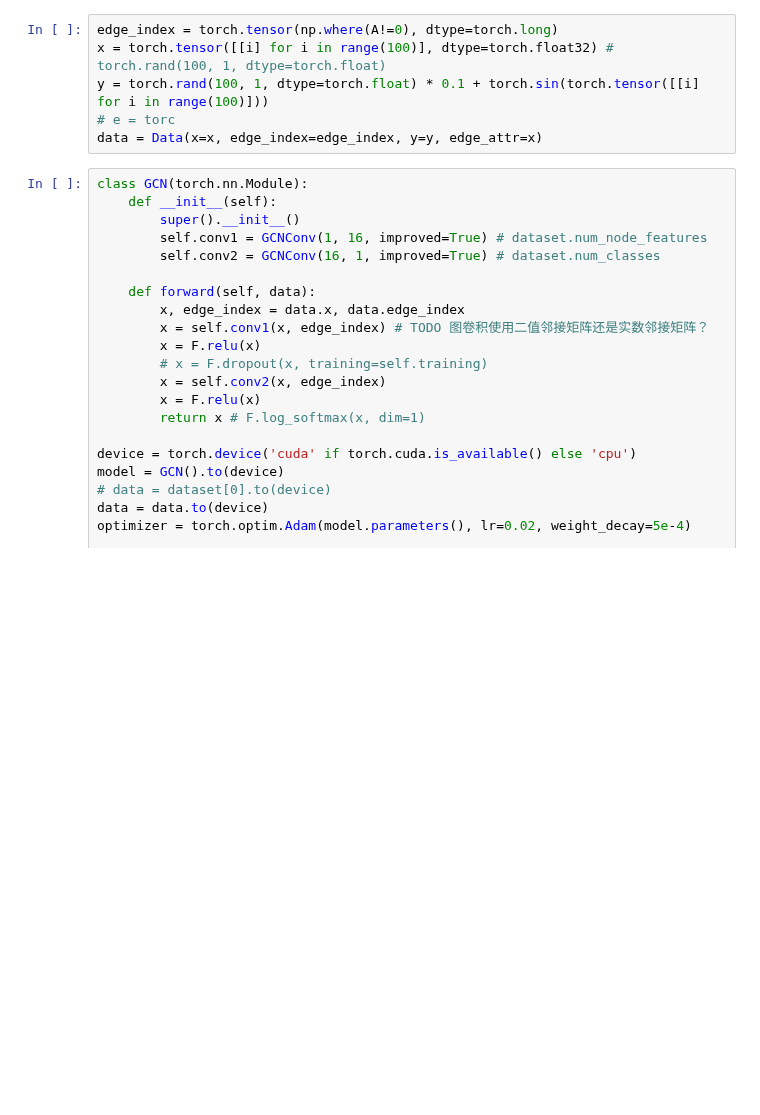
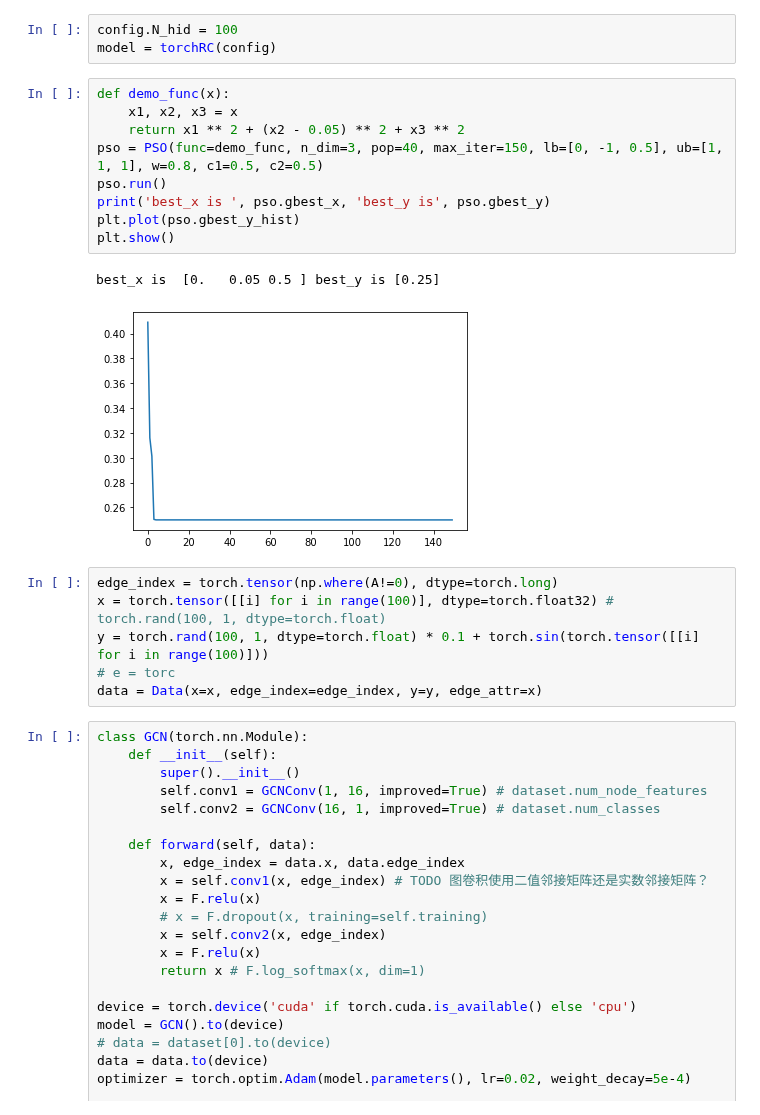
Before and after one commit to HuangHaoyu1997/Reservoir-Computing, a Jupyter notebook: test.ipynb, the cells around one changed output. Drawn from its saved outputs; the diff is of its cells as text; blank space fills up the shorter version.

```diff
--- a/test.ipynb
+++ b/test.ipynb
@@ -31,3 +53,18 @@ tensor(0.0630, grad_fn=<StdBackward0>)
+# %%
+config.N_hid = 100
+model = torchRC(config)
+# %%
+def demo_func(x):
+    x1, x2, x3 = x
+    return x1 ** 2 + (x2 - 0.05) ** 2 + x3 ** 2
+pso = PSO(func=demo_func, n_dim=3, pop=40, max_iter=150, lb=[0, -1, 0.5], ub=[1, 1, 1], w=0.8, c1=0.5, c2=0.5)
+pso.run()
+print('best_x is ', pso.gbest_x, 'best_y is', pso.gbest_y)
+plt.plot(pso.gbest_y_hist)
+plt.show()
+# %% [output]
+best_x is  [0.   0.05 0.5 ] best_y is [0.25]
+[figure, added]
 # %%
 edge_index = torch.tensor(np.where(A!=0), dtype=torch.long)
 x = torch.tensor([[i] for i in range(100)], dtype=torch.float32) # torch.rand(100, 1, dtype=torch.float)
```
Also changed, not shown: parts of 4 cells of this notebook, 12 other files.
